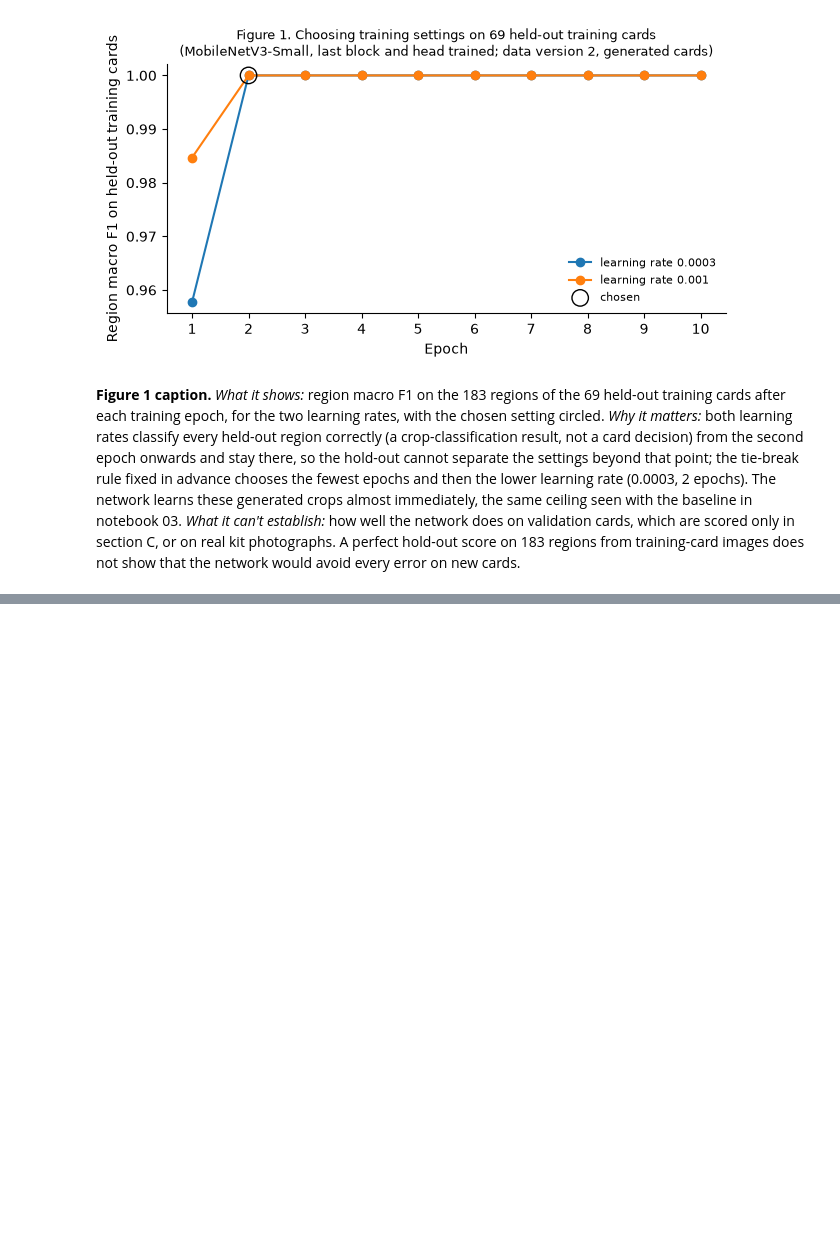
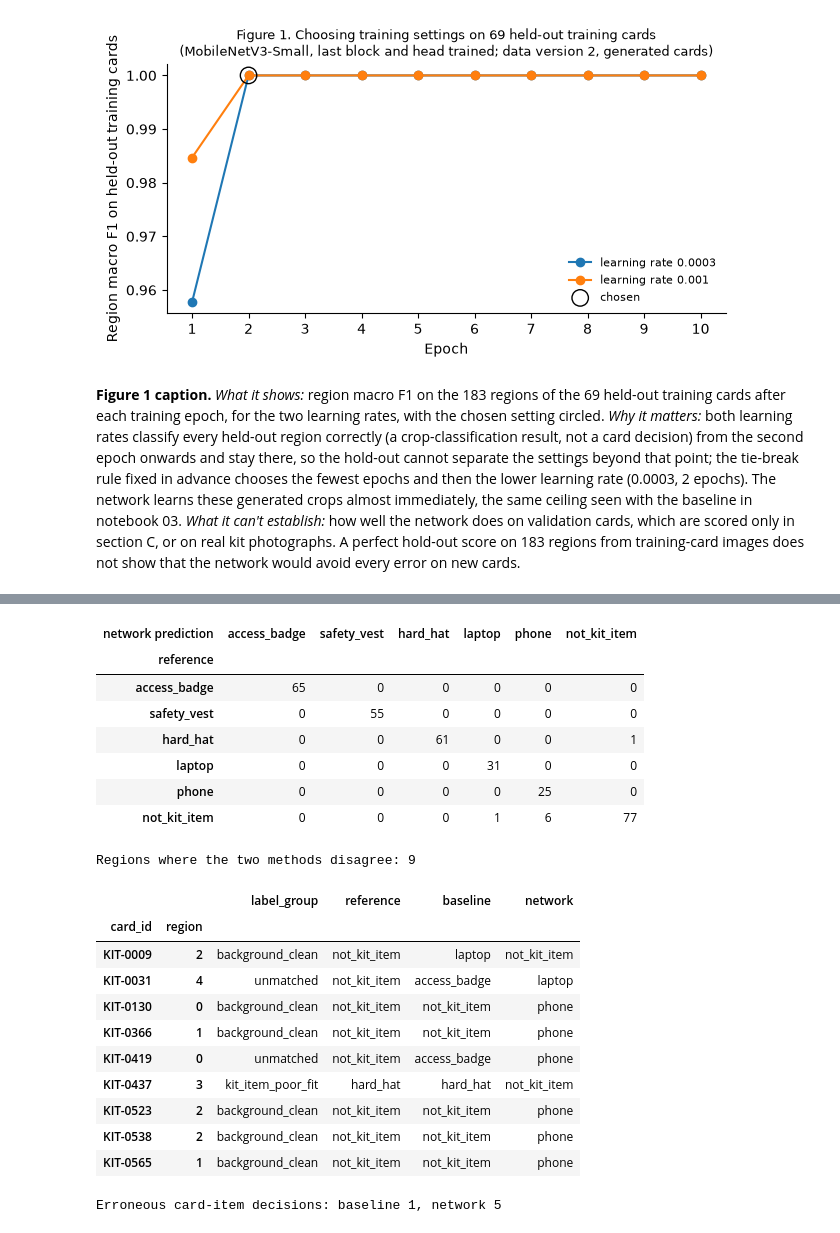
Before and after one commit to isabellemclean1001-blip/AIDA_Izzy_HR_Onboarding_Project-review, a Jupyter notebook: AIDA-2154/final-project/analysis/04_transfer_learning.ipynb, the cells around one changed output, grey strips where cells are left out. Drawn from its saved outputs; the diff is of its cells as text; code cells hidden in the pictures; blank space fills up the shorter version.

```diff
--- a/AIDA-2154/final-project/analysis/04_transfer_learning.ipynb
+++ b/AIDA-2154/final-project/analysis/04_transfer_learning.ipynb
@@ -356,0 +582,57 @@ Rebuilt model from the pretrained weights and the saved layers: predictions on t
+# %%
+# Region results (regions with a single reference label)
+scored = val[val["reference"].notna()]
+print(f"Validation regions: {len(val)}; with a single reference label: {len(scored)}; left out: {len(val) - len(scored)}")
+region_metrics = []
+for m in ["baseline", "network"]:
+    p, r, f, k = precision_recall_fscore_support(scored["reference"], scored[m], labels=CLASSES, zero_division=0)
+    region_metrics.append(pd.DataFrame({"method": m, "class": CLASSES, "regions": k, "precision": p, "recall": r, "f1": f}))
+    print(f"  {m}: correct {int((scored['reference'] == scored[m]).sum())} of {len(scored)}; "
+          f"region macro F1 {f1_score(scored['reference'], scored[m], average='macro', labels=CLASSES):.3f}")
+region_metrics = pd.concat(region_metrics).set_index(["method", "class"])
+region_metrics.round(4).to_csv(OUTPUT_DIR / "tl_region_metrics_validation.csv")
+cm = pd.DataFrame(confusion_matrix(scored["reference"], scored["network"], labels=CLASSES),
+                  index=pd.Index(CLASSES, name="reference"), columns=pd.Index(CLASSES, name="network prediction"))
+cm.to_csv(OUTPUT_DIR / "tl_region_confusion_validation.csv")
+print("Network confusion matrix (validation regions):")
+display(cm)
+disagree = val[val["baseline"] != val["network"]][["card_id", "region", "label_group", "reference", "baseline", "network"]]
+disagree.to_csv(OUTPUT_DIR / "tl_region_disagreements_validation.csv", index=False)
+print(f"Regions where the two methods disagree: {len(disagree)}")
+if len(disagree):
+    display(disagree.set_index(["card_id", "region"]))
+
+# Causes of every erroneous card-item decision, for both methods
+object_outcomes = pd.read_csv(OUTPUT_DIR / "object_outcomes_dev.csv", keep_default_na=False, na_values=[""])   # notebook 02
+drawn = object_outcomes[(object_outcomes["split"] == "validation") & (object_outcomes["role"] == "kit_item")]
+region_text = lambda g, m: ", ".join(f"region {int(r)} ({ref if pd.notna(ref) else 'no single reference'} predicted {p})"
+                                     for r, ref, p in zip(g["region"], g["reference"], g[m]))
+cause_rows = []
+for m, d in decisions.items():
+    for e in d[d["outcome"].isin(ERRORS)].itertuples():
+        on_card = val[val["card_id"] == e.card_id]
+        causes, regions_behind = [], []
+        if e.outcome == "false_missing_flag":
+            lost = drawn[(drawn["card_id"] == e.card_id) & (drawn["object"] == e.item) & drawn["outcome"].isin(["missed", "merged"])]
+            if len(lost):
+                causes.append("item not found as its own region")
+            wrong = on_card[(on_card["reference"] == e.item) & (on_card[m] != e.item)]
+            if len(wrong):
+                causes.append("kit-item region misclassified")
+                regions_behind.append(region_text(wrong, m))
+        else:                                                       # missed omission or unexpected detection
+            hits = on_card[(on_card[m] == e.item) & (on_card["reference"] != e.item)]
+            for cause, part in [("non-item region classified as the item", hits[hits["reference"] == NOT_KIT]),
+                                ("kit-item region misclassified", hits[hits["reference"].isin(ITEMS)]),
+                                ("region without a single reference classified as the item", hits[hits["reference"].isna()])]:
+                if len(part):
+                    causes.append(cause)
+                    regions_behind.append(region_text(part, m))
+        cause_rows.append({"method": m, "card_id": e.card_id, "item": e.item, "outcome": e.outcome,
+                           "causes": "; ".join(causes) if causes else "unresolved", "regions": "; ".join(regions_behind)})
+error_causes = pd.DataFrame(cause_rows, columns=["method", "card_id", "item", "outcome", "causes", "regions"])
+error_causes.to_csv(OUTPUT_DIR / "tl_decision_errors_validation.csv", index=False)
+print(f"Erroneous card-item decisions: baseline {int((error_causes['method'] == 'baseline').sum())}, "
+      f"network {int((error_causes['method'] == 'network').sum())}")
+display(error_causes.set_index(["method", "card_id", "item"]))
+# %% [output]
@@ -356,0 +643,21 @@ Rebuilt model from the pretrained weights and the saved layers: predictions on t
+| network prediction | access_badge | safety_vest | hard_hat | laptop | phone | not_kit_item |
+| reference |  |  |  |  |  |  |
+| access_badge | 65 | 0 | 0 | 0 | 0 | 0 |
+| safety_vest | 0 | 55 | 0 | 0 | 0 | 0 |
+| hard_hat | 0 | 0 | 61 | 0 | 0 | 1 |
+| laptop | 0 | 0 | 0 | 31 | 0 | 0 |
+| phone | 0 | 0 | 0 | 0 | 25 | 0 |
+| not_kit_item | 0 | 0 | 0 | 1 | 6 | 77 |
+Regions where the two methods disagree: 9
+|  |  | label_group | reference | baseline | network |
+| card_id | region |  |  |  |  |
+| KIT-0009 | 2 | background_clean | not_kit_item | laptop | not_kit_item |
+| KIT-0031 | 4 | unmatched | not_kit_item | access_badge | laptop |
+| KIT-0130 | 0 | background_clean | not_kit_item | not_kit_item | phone |
+| KIT-0366 | 1 | background_clean | not_kit_item | not_kit_item | phone |
+| KIT-0419 | 0 | unmatched | not_kit_item | access_badge | phone |
+| KIT-0437 | 3 | kit_item_poor_fit | hard_hat | hard_hat | not_kit_item |
+| KIT-0523 | 2 | background_clean | not_kit_item | not_kit_item | phone |
+| KIT-0538 | 2 | background_clean | not_kit_item | not_kit_item | phone |
+| KIT-0565 | 1 | background_clean | not_kit_item | not_kit_item | phone |
+Erroneous card-item decisions: baseline 1, network 5
```
Also changed, not shown: parts of 11 cells of this notebook, 1 other file.
